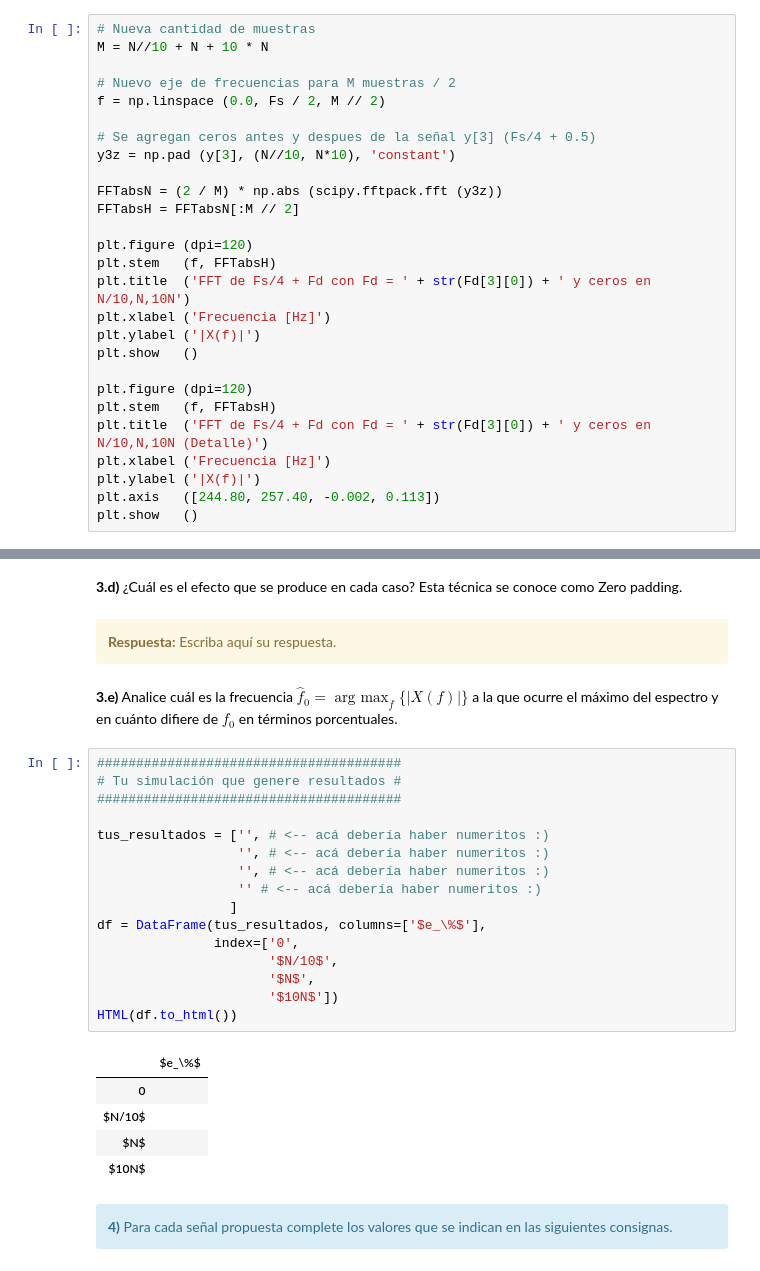
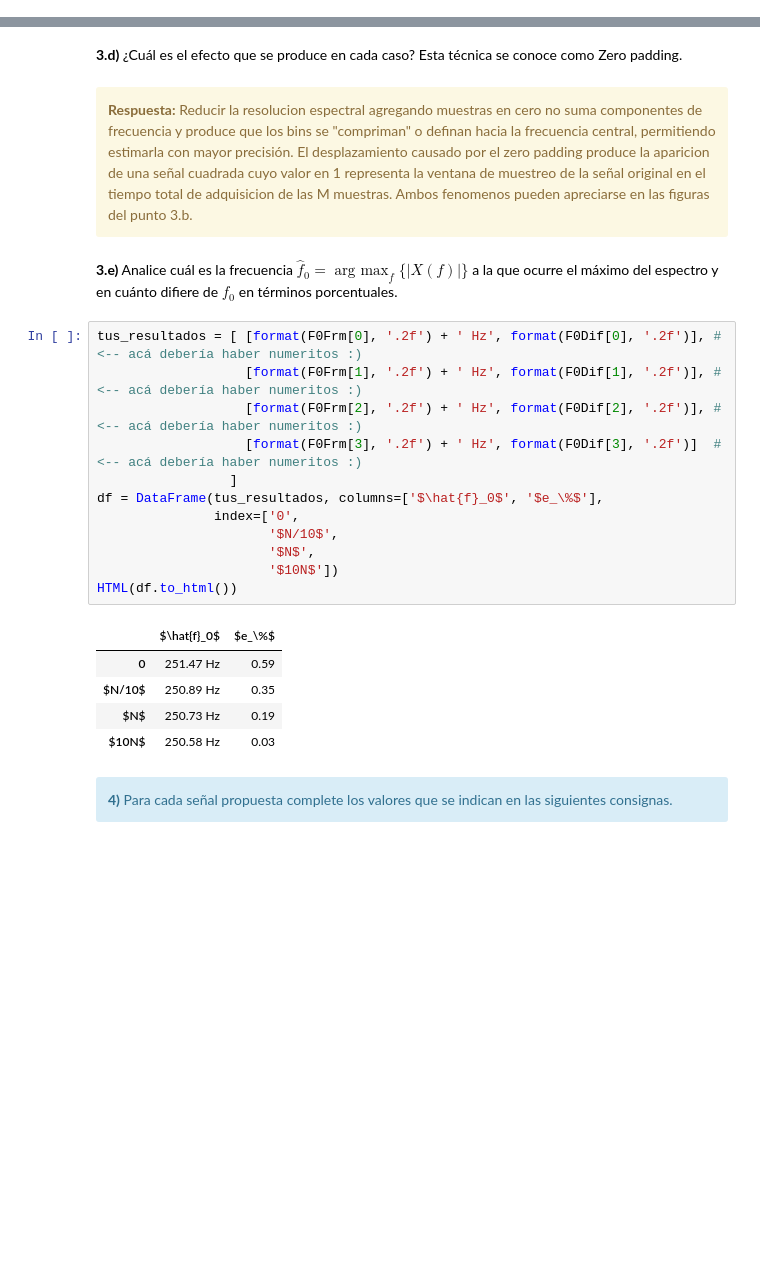
Before and after one commit to royconejo/PdS, a Jupyter notebook: TP1 - Muestreo de señales - Forurier.ipynb, the cells around one changed output, grey strips where cells are left out. Cells and saved outputs as stored; diff of their text form; blank space fills up the shorter version.

```diff
--- a/TP1 - Muestreo de señales - Forurier.ipynb
+++ b/TP1 - Muestreo de señales - Forurier.ipynb
@@ -407,30 +419,3 @@ HTML(df.to_html())
 <div class="alert alert-block alert-info">
 <b>3.b)</b> Verifique qué ocurre si a la señal de $f_0 = f_S/4 + 0.5$ se le agregan ceros para prolongar su duración. Es decir si la señal tiene N muestras, agregue $M_j$ ceros siendo $M_j = ( \frac{N}{10},\, N,\, 10N)$.
 </div>
-# %%
-# Nueva cantidad de muestras
-M = N//10 + N + 10 * N
-
-# Nuevo eje de frecuencias para M muestras / 2
-f = np.linspace (0.0, Fs / 2, M // 2)
-
-# Se agregan ceros antes y despues de la señal y[3] (Fs/4 + 0.5)
-y3z = np.pad (y[3], (N//10, N*10), 'constant')
-
-FFTabsN = (2 / M) * np.abs (scipy.fftpack.fft (y3z))
-FFTabsH = FFTabsN[:M // 2]
-
-plt.figure (dpi=120)
-plt.stem   (f, FFTabsH)
-plt.title  ('FFT de Fs/4 + Fd con Fd = ' + str(Fd[3][0]) + ' y ceros en N/10,N,10N')
-plt.xlabel ('Frecuencia [Hz]')
-plt.ylabel ('|X(f)|')
-plt.show   ()
-
-plt.figure (dpi=120)
-plt.stem   (f, FFTabsH)
-plt.title  ('FFT de Fs/4 + Fd con Fd = ' + str(Fd[3][0]) + ' y ceros en N/10,N,10N (Detalle)')
-plt.xlabel ('Frecuencia [Hz]')
-plt.ylabel ('|X(f)|')
-plt.axis   ([244.80, 257.40, -0.002, 0.113])
-plt.show   ()
@@ -445,34 +489,30 @@ plt.show   ()
 </div>
 # %% [markdown]
 **3.d)** ¿Cuál es el efecto que se produce en cada caso? Esta técnica se conoce como Zero padding.
-# %% [markdown]
-<div class="alert alert-block alert-warning">
-<b>Respuesta:</b> Escriba aquí su respuesta.
-</div>
+# %% [markdown]
+<div class="alert alert-block alert-warning">
+<b>Respuesta:</b> Reducir la resolucion espectral agregando muestras en cero no suma componentes de frecuencia y produce que los bins se "compriman" o definan hacia la frecuencia central, permitiendo estimarla con mayor precisión. El desplazamiento causado por el zero padding produce la aparicion de una señal cuadrada cuyo valor en 1 representa la ventana de muestreo de la señal original en el tiempo total de adquisicion de las M muestras. Ambos fenomenos pueden apreciarse en las figuras del punto 3.b.
+</div>
 # %% [markdown]
 **3.e)** Analice cuál es la frecuencia  $\hat{f}_0 = \mathop{arg\ max}_f \{\lvert X(f) \rvert \}$ a la que ocurre el máximo del espectro y en cuánto difiere de $f_0$ en términos porcentuales.
 # %%
-#######################################
-# Tu simulación que genere resultados #
-#######################################
-
-tus_resultados = ['', # <-- acá debería haber numeritos :)
-                  '', # <-- acá debería haber numeritos :)
-                  '', # <-- acá debería haber numeritos :)
-                  '' # <-- acá debería haber numeritos :)
+tus_resultados = [ [format(F0Frm[0], '.2f') + ' Hz', format(F0Dif[0], '.2f')], # <-- acá debería haber numeritos :)
+                   [format(F0Frm[1], '.2f') + ' Hz', format(F0Dif[1], '.2f')], # <-- acá debería haber numeritos :)
+                   [format(F0Frm[2], '.2f') + ' Hz', format(F0Dif[2], '.2f')], # <-- acá debería haber numeritos :)
+                   [format(F0Frm[3], '.2f') + ' Hz', format(F0Dif[3], '.2f')]  # <-- acá debería haber numeritos :)
                  ]
-df = DataFrame(tus_resultados, columns=['$e_\%$'],
+df = DataFrame(tus_resultados, columns=['$\hat{f}_0$', '$e_\%$'],
                index=['0',
                       '$N/10$',
                       '$N$',
                       '$10N$'])
 HTML(df.to_html())
 # %% [output]
-|  | $e_\%$ |
-| 0 |  |
-| $N/10$ |  |
-| $N$ |  |
-| $10N$ |  |
+|  | $\hat{f}_0$ | $e_\%$ |
+| 0 | 251.47 Hz | 0.59 |
+| $N/10$ | 250.89 Hz | 0.35 |
+| $N$ | 250.73 Hz | 0.19 |
+| $10N$ | 250.58 Hz | 0.03 |
 # %% [markdown]
 <div class="alert alert-block alert-info">
 <b>4)</b>
```
Also changed, not shown: parts of 8 cells of this notebook, 1 other file.
